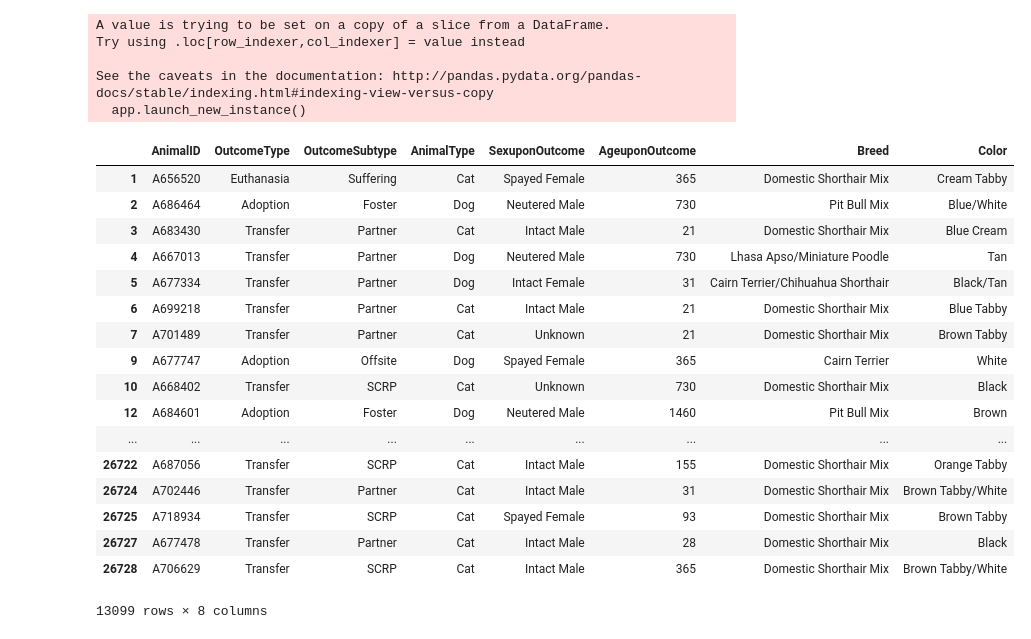
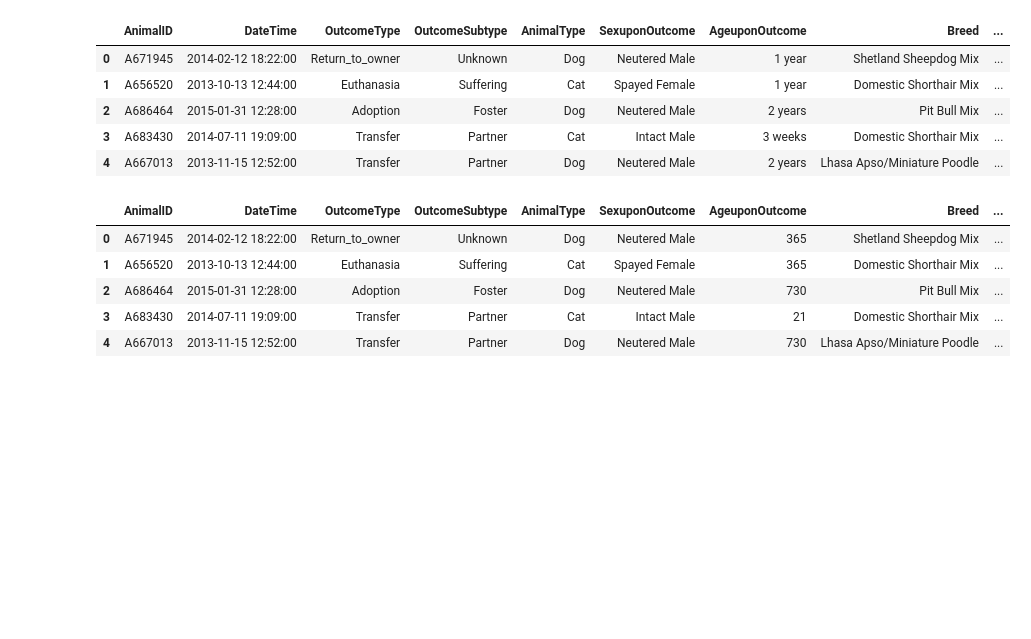
Before and after one commit to LeeSungGuk/shelter-animal-prediction, a Jupyter notebook: shelter animal project.ipynb, the cells around one changed output. Drawn from its saved outputs; the diff is of its cells as text; code cells hidden in the pictures; blank space fills up the shorter version.

```diff
--- a/shelter animal project.ipynb
+++ b/shelter animal project.ipynb
@@ -7,3 +13,4 @@ from sklearn.preprocessing import LabelEncoder
 # %%
-load_data = pd.read_csv('./data/train.csv', usecols=['AnimalID', 'OutcomeType', 'OutcomeSubtype', 'AnimalType', 'SexuponOutcome',
-                                                     'AgeuponOutcome', 'Breed', 'Color'])
+load_data = pd.read_csv('./data/train.csv', usecols=['AnimalID', 'DateTime', 'OutcomeType', 'OutcomeSubtype'
+                                                     , 'AnimalType', 'SexuponOutcome'
+                                                     , 'AgeuponOutcome', 'Breed', 'Color'])
@@ -28 +30,5 @@ len(x_data)
+# %%
+# delete Nan data.
+#x_data = load_data.dropna()
+x_data = load_data
 # %%
@@ -59,29 +91,34 @@ print(f(['1', 'year']))
+# %%
+# Find Nan Data
+# fill nan data to '0 day'
+head_name = x_data.columns[1:7]
+
+for h in head_name:
+    if(h == 'AgeuponOutcome'):
+        x_data[h] = x_data[h].fillna('0 years')
+    else:
+        x_data[h] = x_data[h].fillna('Unknown')
+
+#x_data['AgeuponOutcome'] = x_data['AgeuponOutcome'].fillna('0 day')
+# %%
+x_train = pd.DataFrame(data = x_data)
+x_train.head()
+# %% [output]
+|  | AnimalID | DateTime | OutcomeType | OutcomeSubtype | AnimalType | SexuponOutcome | AgeuponOutcome | Breed | ... |
+| 0 | A671945 | 2014-02-12 18:22:00 | Return_to_owner | Unknown | Dog | Neutered Male | 1 year | Shetland Sheepdog Mix | ... |
+| 1 | A656520 | 2013-10-13 12:44:00 | Euthanasia | Suffering | Cat | Spayed Female | 1 year | Domestic Shorthair Mix | ... |
+| 2 | A686464 | 2015-01-31 12:28:00 | Adoption | Foster | Dog | Neutered Male | 2 years | Pit Bull Mix | ... |
+| 3 | A683430 | 2014-07-11 19:09:00 | Transfer | Partner | Cat | Intact Male | 3 weeks | Domestic Shorthair Mix | ... |
+| 4 | A667013 | 2013-11-15 12:52:00 | Transfer | Partner | Dog | Neutered Male | 2 years | Lhasa Apso/Miniature Poodle | ... |
 # %%
 a = lambda x : f(x.split(' '))
-#print(a)
-x_data['AgeuponOutcome'] = x_data['AgeuponOutcome'].apply(a)
-x_data
+
+x_train['AgeuponOutcome'] = x_train['AgeuponOutcome'].apply(a)
+x_train.head()
 # %% [output]
-A value is trying to be set on a copy of a slice from a DataFrame.
-Try using .loc[row_indexer,col_indexer] = value instead
-
-See the caveats in the documentation: http://pandas.pydata.org/pandas-docs/stable/indexing.html#indexing-view-versus-copy
-  app.launch_new_instance()
-|  | AnimalID | OutcomeType | OutcomeSubtype | AnimalType | SexuponOutcome | AgeuponOutcome | Breed | Color |
-| 1 | A656520 | Euthanasia | Suffering | Cat | Spayed Female | 365 | Domestic Shorthair Mix | Cream Tabby |
-| 2 | A686464 | Adoption | Foster | Dog | Neutered Male | 730 | Pit Bull Mix | Blue/White |
-| 3 | A683430 | Transfer | Partner | Cat | Intact Male | 21 | Domestic Shorthair Mix | Blue Cream |
-| 4 | A667013 | Transfer | Partner | Dog | Neutered Male | 730 | Lhasa Apso/Miniature Poodle | Tan |
-| 5 | A677334 | Transfer | Partner | Dog | Intact Female | 31 | Cairn Terrier/Chihuahua Shorthair | Black/Tan |
-| 6 | A699218 | Transfer | Partner | Cat | Intact Male | 21 | Domestic Shorthair Mix | Blue Tabby |
-| 7 | A701489 | Transfer | Partner | Cat | Unknown | 21 | Domestic Shorthair Mix | Brown Tabby |
-| 9 | A677747 | Adoption | Offsite | Dog | Spayed Female | 365 | Cairn Terrier | White |
-| 10 | A668402 | Transfer | SCRP | Cat | Unknown | 730 | Domestic Shorthair Mix | Black |
-| 12 | A684601 | Adoption | Foster | Dog | Neutered Male | 1460 | Pit Bull Mix | Brown |
-| ... | ... | ... | ... | ... | ... | ... | ... | ... |
-| 26722 | A687056 | Transfer | SCRP | Cat | Intact Male | 155 | Domestic Shorthair Mix | Orange Tabby |
-| 26724 | A702446 | Transfer | Partner | Cat | Intact Male | 31 | Domestic Shorthair Mix | Brown Tabby/White |
-| 26725 | A718934 | Transfer | SCRP | Cat | Spayed Female | 93 | Domestic Shorthair Mix | Brown Tabby |
-| 26727 | A677478 | Transfer | Partner | Cat | Intact Male | 28 | Domestic Shorthair Mix | Black |
-| 26728 | A706629 | Transfer | SCRP | Cat | Intact Male | 365 | Domestic Shorthair Mix | Brown Tabby/White |
+|  | AnimalID | DateTime | OutcomeType | OutcomeSubtype | AnimalType | SexuponOutcome | AgeuponOutcome | Breed | ... |
+| 0 | A671945 | 2014-02-12 18:22:00 | Return_to_owner | Unknown | Dog | Neutered Male | 365 | Shetland Sheepdog Mix | ... |
+| 1 | A656520 | 2013-10-13 12:44:00 | Euthanasia | Suffering | Cat | Spayed Female | 365 | Domestic Shorthair Mix | ... |
+| 2 | A686464 | 2015-01-31 12:28:00 | Adoption | Foster | Dog | Neutered Male | 730 | Pit Bull Mix | ... |
+| 3 | A683430 | 2014-07-11 19:09:00 | Transfer | Partner | Cat | Intact Male | 21 | Domestic Shorthair Mix | ... |
+| 4 | A667013 | 2013-11-15 12:52:00 | Transfer | Partner | Dog | Neutered Male | 730 | Lhasa Apso/Miniature Poodle | ... |
-13099 rows × 8 columns
```
Also changed, not shown: parts of 31 cells of this notebook.
